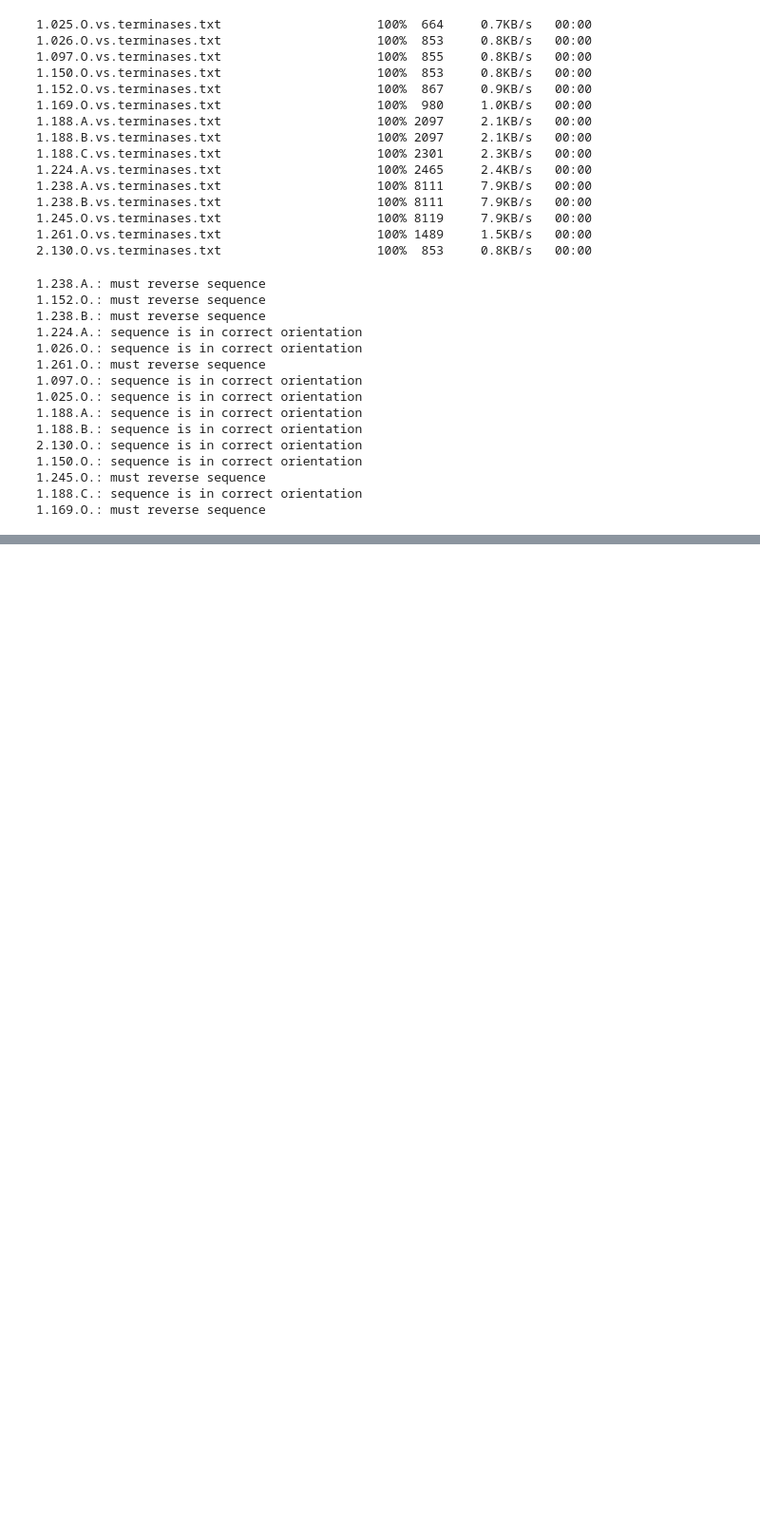
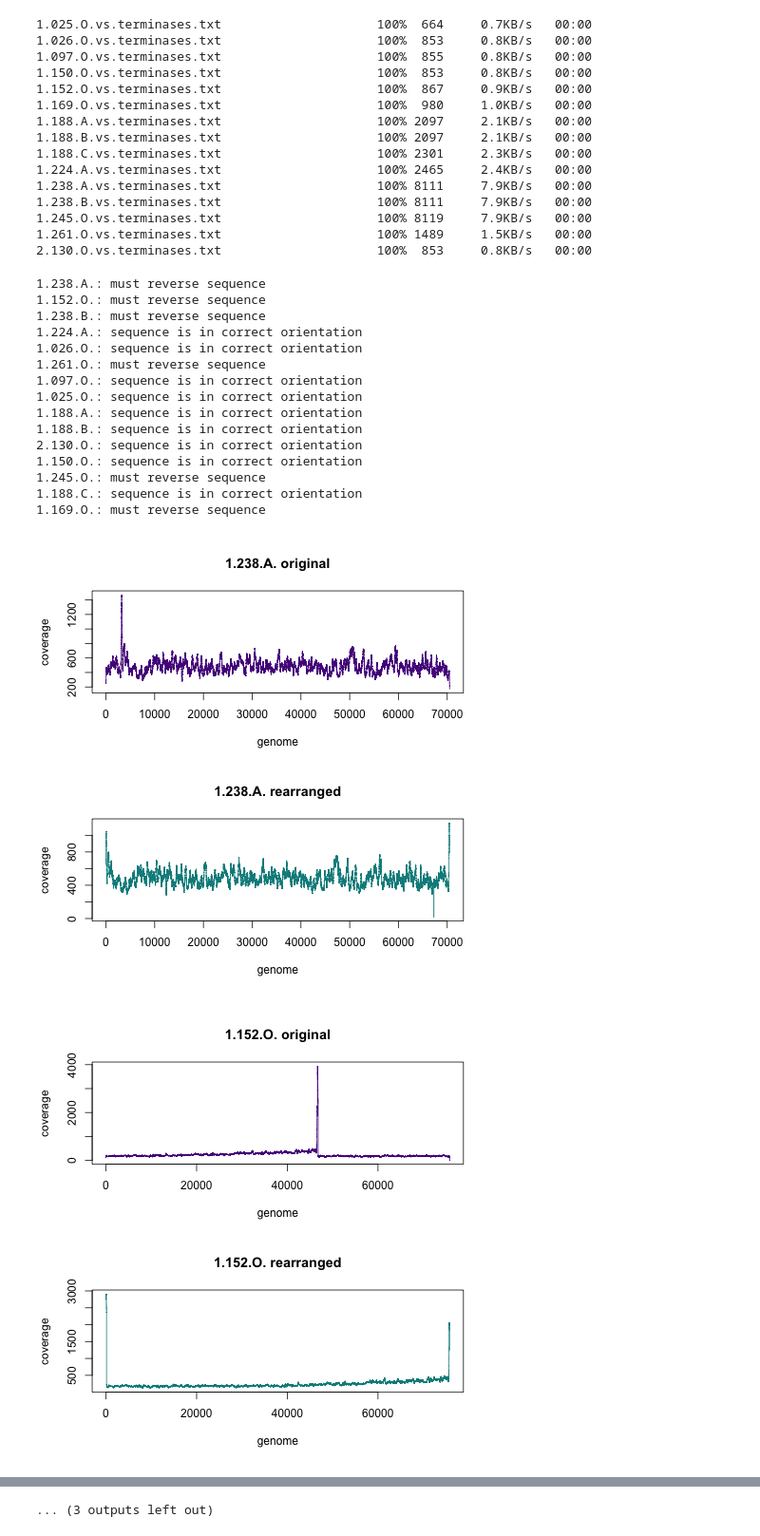
Before and after one commit to juliambrosman/nahant-genome-rearrangement, a Jupyter notebook: BP_Group5.ipynb, the cells around one changed output, grey strips where cells are left out. Shown at 95% size. Drawn from its saved outputs; the diff is of its cells as text; code cells hidden in the pictures; blank space fills up the shorter version.

```diff
--- a/BP_Group5.ipynb
+++ b/BP_Group5.ipynb
@@ -1083,3 +1093,18 @@ for element in grouplist:         #create final fasta file with original name as
     output=open(element+"final.fasta","w")
     output.write(">Vibriophage_"+fullname+"\n"+sequence)
     output.close()
+# %%
+%%R -i grouplist
+
+for (item in grouplist){
+    layout(matrix(c(1,2),2,1,byrow=TRUE))
+    filename2<-paste(item,"rearrange.genomecoverage.txt",sep="")
+    filename1<-paste(item,"step1.contig1.genomecoverage.txt",sep="")
+    coverage2<-read.table(filename2, sep="\t")
+    coverage1<-read.table(filename1, sep="\t")
+    with(coverage1, plot(V2, V3, type="l", col="purple4", cex=2, main=paste(item,"original", sep=" "), xlab="genome",ylab="coverage"))
+    with(coverage2, plot(V2, V3, type="l", col="cyan4", cex=2, main=paste(item,"rearranged", sep=" "), xlab="genome",ylab="coverage"))
+}
+# %% [output]
+[figure, added]
+[figure, added]
@@ -1085,0 +1121 @@ for element in grouplist:         #create final fasta file with original name as
+... (3 outputs left out)
```
Also changed, not shown: parts of 7 cells of this notebook, 3 other files.
